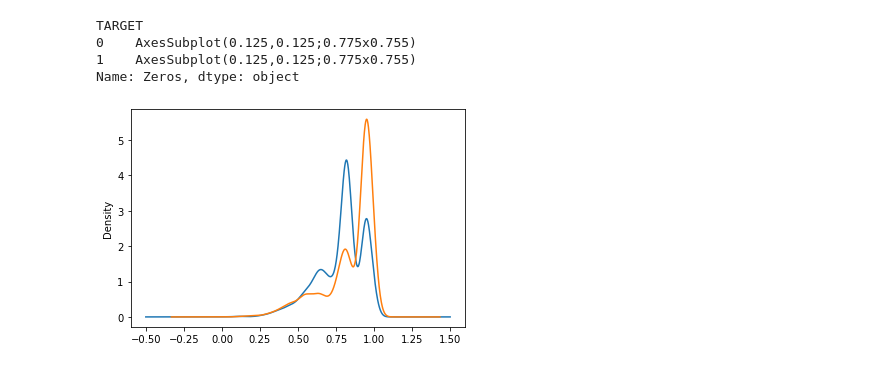
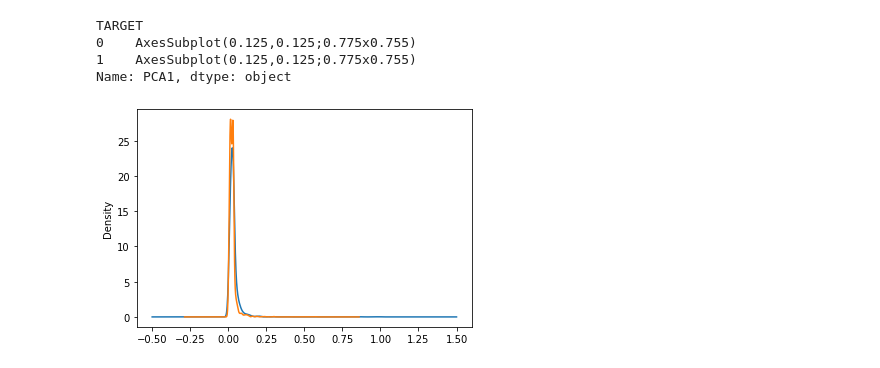
Before and after one commit to gustavomccoelho/Customer-Satisfaction-Prediction, a Jupyter notebook: code/Exploratory-Analysis-2.ipynb, the cells around one changed output. Saved outputs shown, nothing was run; the diff lists cells and outputs as text; code cells hidden in the pictures.

```diff
--- a/code/Exploratory-Analysis-2.ipynb
+++ b/code/Exploratory-Analysis-2.ipynb
@@ -38,12 +40,0 @@ Name: var15, dtype: object
-# %%
-# Creating a new variable
-
-def get_level(x):
-    if x > 0 and x < 0.23:
-        y = 1
-    else: y = 0
-    return y
-
-train["var15_level"] = train["var15"].apply(get_level)
-test["var15_level"] = test["var15"].apply(get_level)
-train.groupby("TARGET").var15_level.plot(kind='kde')
@@ -56,10 +41,10 @@ Name: var15_level, dtype: object
 # %%
-# Analysing Zeros
+# Analysing PCA1
 
-train.groupby("TARGET").Zeros.plot(kind='kde')
+train.groupby("TARGET").PCA1.plot(kind='kde')
 # %% [output]
 TARGET
 0    AxesSubplot(0.125,0.125;0.775x0.755)
 1    AxesSubplot(0.125,0.125;0.775x0.755)
-Name: Zeros, dtype: object
+Name: PCA1, dtype: object
-[figure, old version]
+[figure, new version]
```
Also changed, not shown: parts of 6 cells of this notebook, 6 other files.
